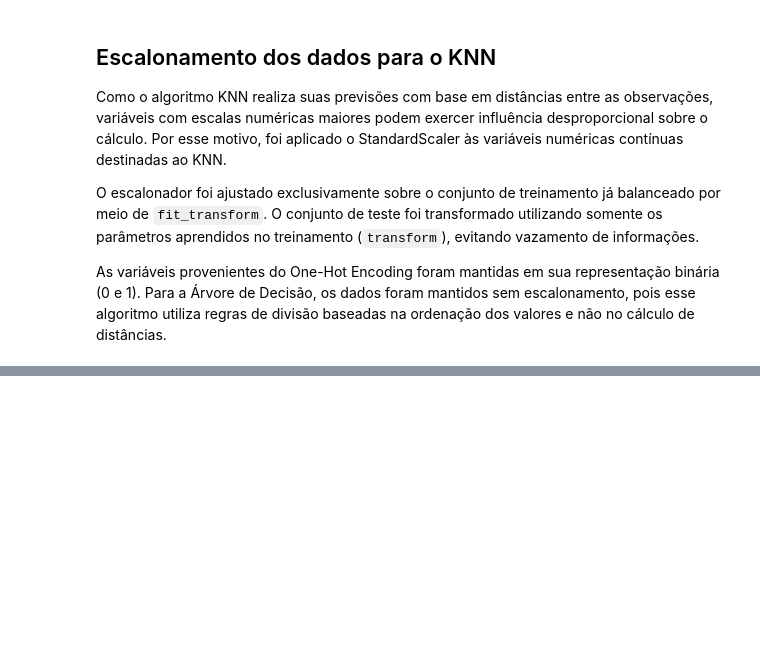
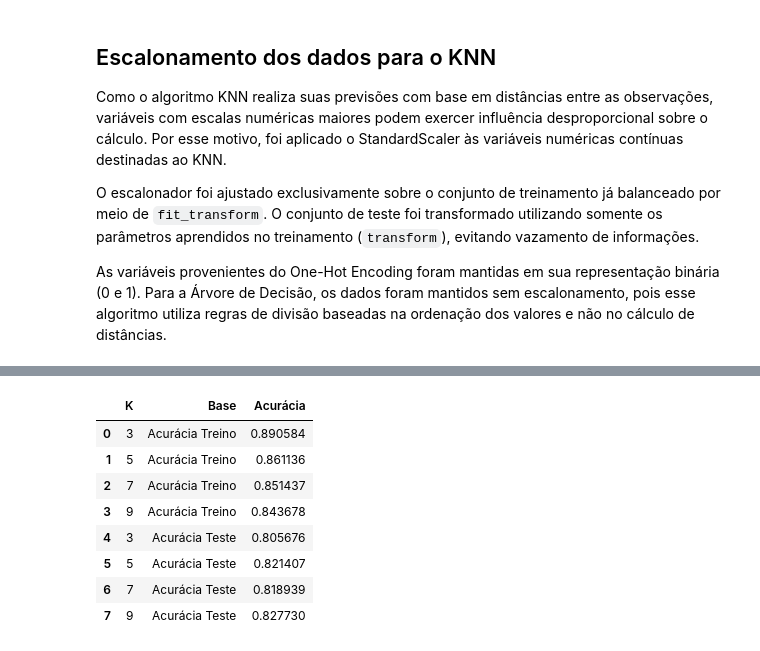
Before and after one commit to FCASSINI/Mini_projeto_avaliativo-02_SC_tech, a Jupyter notebook: notebook/01_eda_credit_risk.ipynb, the cells around one changed output, grey strips where cells are left out. Saved outputs shown, nothing was run; the diff lists cells and outputs as text; code cells hidden in the pictures; blank space fills up the shorter version.

```diff
--- a/notebook/01_eda_credit_risk.ipynb
+++ b/notebook/01_eda_credit_risk.ipynb
@@ -952,3 +952,15 @@ Como o algoritmo KNN realiza suas previsões com base em distâncias entre as ob
 O escalonador foi ajustado exclusivamente sobre o conjunto de treinamento já balanceado por meio de `fit_transform`. O conjunto de teste foi transformado utilizando somente os parâmetros aprendidos no treinamento (`transform`), evitando vazamento de informações.
 
 As variáveis provenientes do One-Hot Encoding foram mantidas em sua representação binária (0 e 1). Para a Árvore de Decisão, os dados foram mantidos sem escalonamento, pois esse algoritmo utiliza regras de divisão baseadas na ordenação dos valores e não no cálculo de distâncias.
+# %%
+#Criando cópias para os modelos KNN
+# Dados da Árvore de Decisão permanecem sem escalonamento
+X_train_tree = X_under.copy()
+X_test_tree = X_test.copy()
+
+# Targets específicos de cada caminho
+y_train_knn = y_under.copy()
+y_test_knn = y_test.copy()
+
+y_train_tree = y_under.copy()
+y_test_tree = y_test.copy()
@@ -954,0 +1031,19 @@ As variáveis provenientes do One-Hot Encoding foram mantidas em sua representa
+# %%
+knn_plot = df_resultados_knn.melt(
+    id_vars="K",
+    value_vars=["Acurácia Treino", "Acurácia Teste"],
+    var_name="Base",
+    value_name="Acurácia"
+)
+
+knn_plot
+# %% [output]
+|  | K | Base | Acurácia |
+| 0 | 3 | Acurácia Treino | 0.890584 |
+| 1 | 5 | Acurácia Treino | 0.861136 |
+| 2 | 7 | Acurácia Treino | 0.851437 |
+| 3 | 9 | Acurácia Treino | 0.843678 |
+| 4 | 3 | Acurácia Teste | 0.805676 |
+| 5 | 5 | Acurácia Teste | 0.821407 |
+| 6 | 7 | Acurácia Teste | 0.818939 |
+| 7 | 9 | Acurácia Teste | 0.827730 |
```
Also changed, not shown: parts of 10 cells of this notebook.
